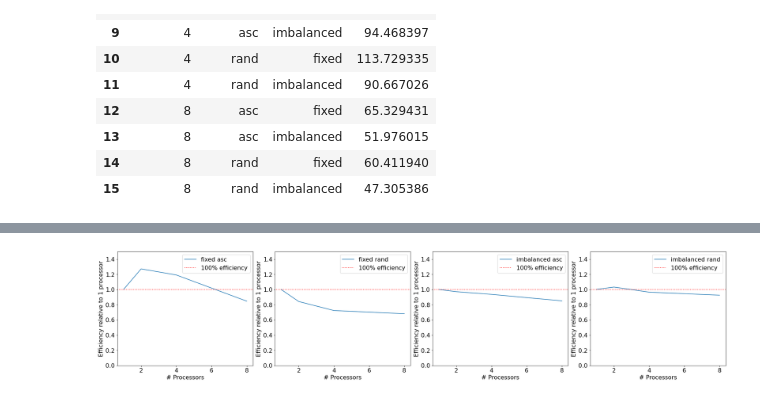
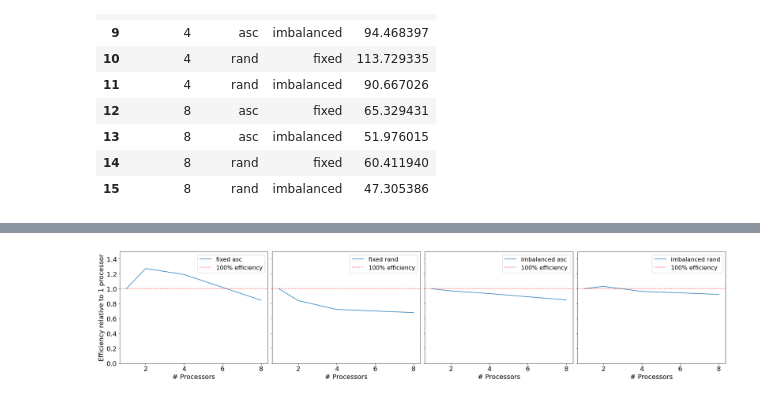
Before and after one commit to CetinMehmet/mpi_practice, a Jupyter notebook: analysis-scripts/program_computation_analysis.ipynb, the cells around one changed output, grey strips where cells are left out. Cells and saved outputs as stored; diff of their text form; code cells hidden in the pictures.

```diff
--- a/analysis-scripts/program_computation_analysis.ipynb
+++ b/analysis-scripts/program_computation_analysis.ipynb
@@ -14,7 +14,7 @@ run = dict({"nr_procs": 0, "fill_type": 0, "work_type": 0, "time": 3})
 
 for file in os.listdir(OUTPUT_PATH):
     file_path = OUTPUT_PATH + file
-    f = open(file_path, "r")
+    f = open(file_path, "r", errors='ignore')
     for line in f.readlines():
         if line != '\n':
             fill_type = re.findall(r'(rand|asc)', line)
@@ -79,9 +97,10 @@ for fill_type in fill_types:
             '8': base_time / df_temp[df_temp['nr_procs'] == '8']['time'].values[0]
         }
         df_temp['efficiency'] = [speedups['1'], speedups['2'] / 2, speedups['4'] / 4, speedups['8'] / 8]
+        df_temp['speedup'] = [speedups['1'], speedups['2'], speedups['4'], speedups['8']]
         df_eff = df_eff.append(df_temp, ignore_index=True)
 
-df_eff
+df_eff.to_csv("eff_table.csv")
 # %% [output]
 A value is trying to be set on a copy of a slice from a DataFrame.
 Try using .loc[row_indexer,col_indexer] = value instead
@@ -108,23 +115,23 @@ See the caveats in the documentation: https://pandas.pydata.org/pandas-docs/stab
 # %%
-fig, ax = plt.subplots(1, 4, figsize=(24, 5), constrained_layout=True)
+fig, ax = plt.subplots(1, 4, figsize=(24, 5), constrained_layout=True, sharey=True)
 
 df_eff['nr_procs'] = [int(p) for p in df_eff['nr_procs'].values]
 
 i = 0
 
 for work_type in work_types:
     for fill_type in fill_types:
         df_temp = df_eff[(df_eff['work_type'] == work_type) & (df_eff['fill_type'] == fill_type)]
         ax[i].plot(df_temp["nr_procs"], df_temp['efficiency'], label=work_type + " " + fill_type)
-        ax[i].set_xlabel("# Processors", fontsize=16)
-        ax[i].set_ylabel("Efficiency relative to 1 processor", fontsize=16)
+        ax[i].set_xlabel("# Processors", fontsize=18)
+        ax[0].set_ylabel("Efficiency relative to 1 processor", fontsize=18)
         ax[i].set_ylim(0, 1.5)
         ax[i].axhline(y=1, xmin=0, xmax=8, color='r', ls='dotted', label='100% efficiency')
         ax[i].legend(loc='upper right', fontsize=16)
-        ax[i].tick_params(axis='both', which='major', labelsize=16)
-        ax[i].tick_params(axis='both', which='minor', labelsize=14)
+        ax[i].tick_params(axis='both', which='major', labelsize=18)
+        ax[i].tick_params(axis='both', which='minor', labelsize=16)
         i += 1
 
 plt.savefig("efficiency_curve.pdf", dpi=100)
 # %% [output]
-[figure, old version]
+[figure, new version]
```
Also changed, not shown: parts of 3 cells of this notebook, 13 other files.
